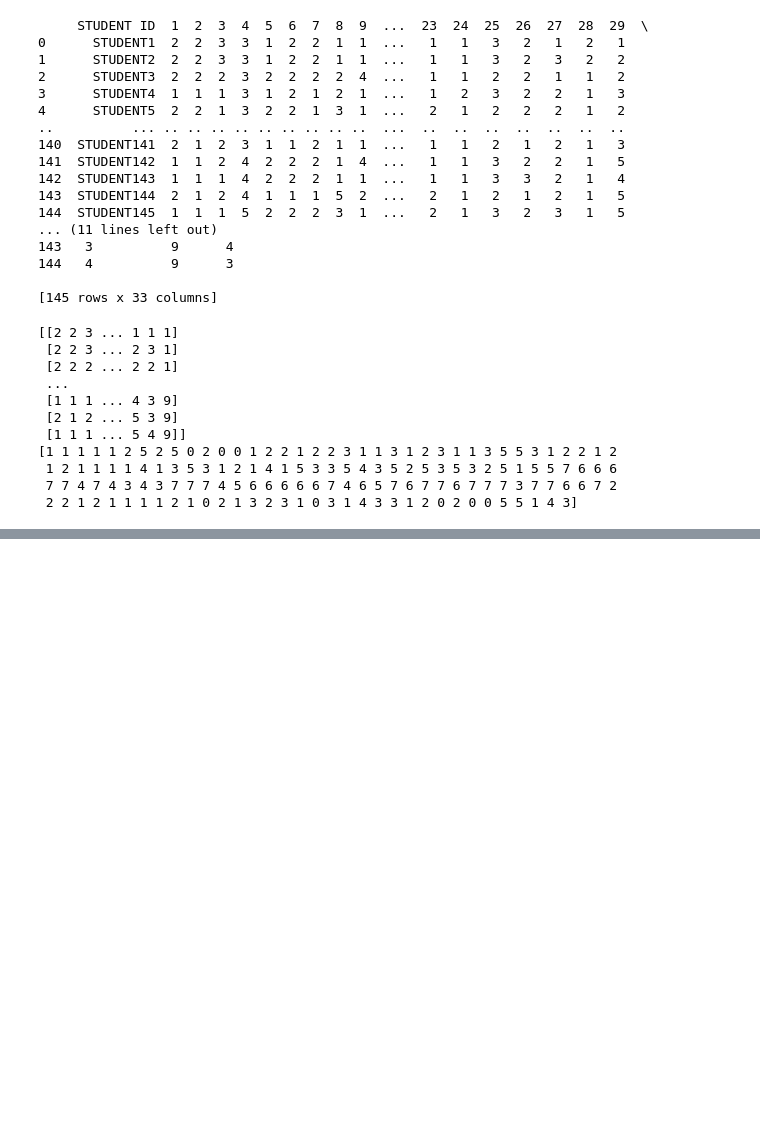
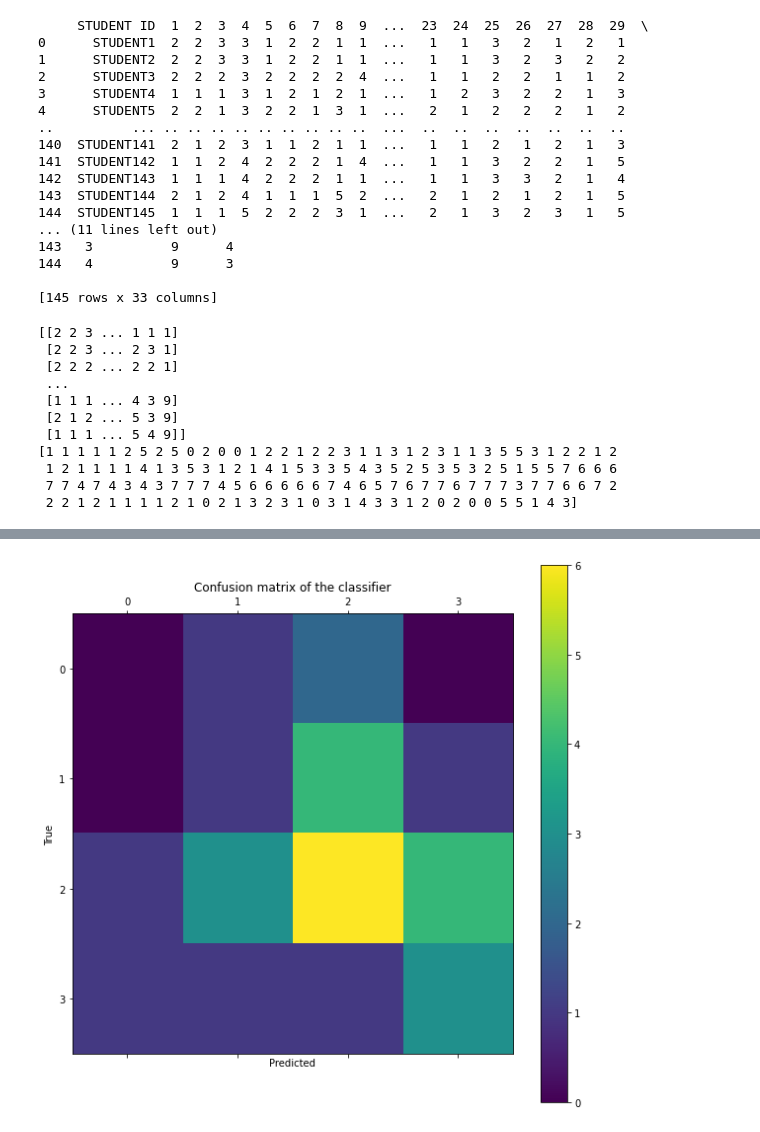
Before and after one commit to Nethmini-Bandara/student_evalution_analysis_scikit-learn, a Jupyter notebook: student_evaluation_decision_tree_classification.ipynb, the cells around one changed output, grey strips where cells are left out. Drawn from its saved outputs; the diff is of its cells as text; code cells hidden in the pictures; blank space fills up the shorter version.

```diff
--- a/student_evaluation_decision_tree_classification.ipynb
+++ b/student_evaluation_decision_tree_classification.ipynb
@@ -81,0 +222,10 @@ weighted avg       0.19      0.24      0.21        29
+# %%
+X1_train, X1_test, y1_train, y1_test = train_test_split(X1,y1,test_size=0.20)
+# %%
+scaler = StandardScaler()
+scaler.fit(X1_train)
+X1_train = scaler.transform(X1_train)
+X1_test = scaler.transform(X1_test)
+# %%
+classifier = DecisionTreeClassifier()
+classifier.fit(X1_train,y1_train)
@@ -81,0 +234,2 @@ weighted avg       0.19      0.24      0.21        29
+# %%
+y1_predict = classifier.predict(X1_test)
@@ -81,0 +254,19 @@ weighted avg       0.19      0.24      0.21        29
+# %%
+from sklearn.metrics import confusion_matrix
+
+labels = ['0', '1', '2', '3']
+cm = confusion_matrix(y1_test, y1_predict)
+# print(cm)
+
+fig = plt.figure(figsize = (10,10))
+ax = fig.add_subplot(111)
+cax = ax.matshow(cm)
+plt.title('Confusion matrix of the classifier')
+fig.colorbar(cax)
+ax.set_xticklabels([''] + labels)
+ax.set_yticklabels([''] + labels)
+plt.xlabel('Predicted')
+plt.ylabel('True')
+plt.show()
+# %% [output]
+[figure, added]
```
Also changed, not shown: parts of 14 cells of this notebook, 6 other files.
